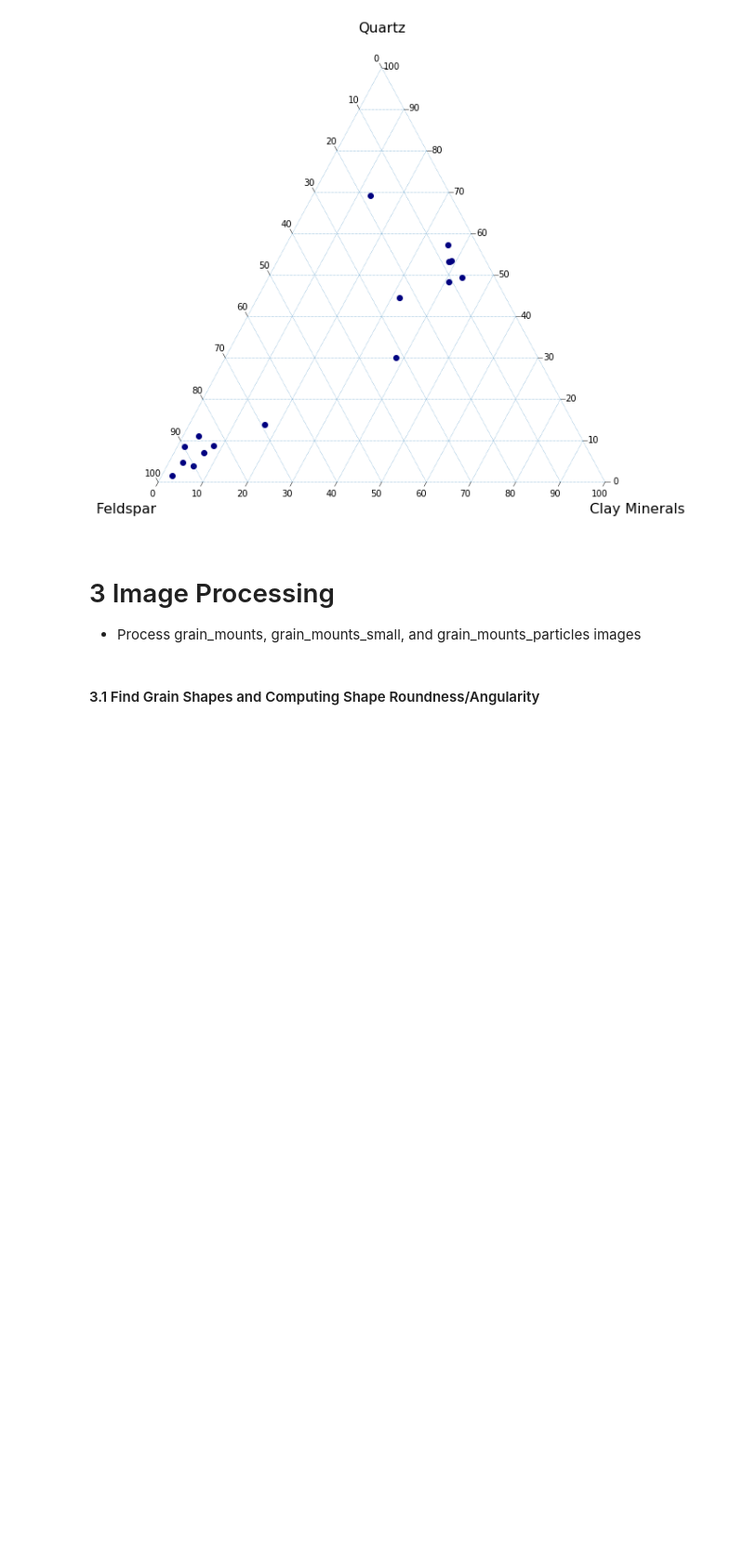
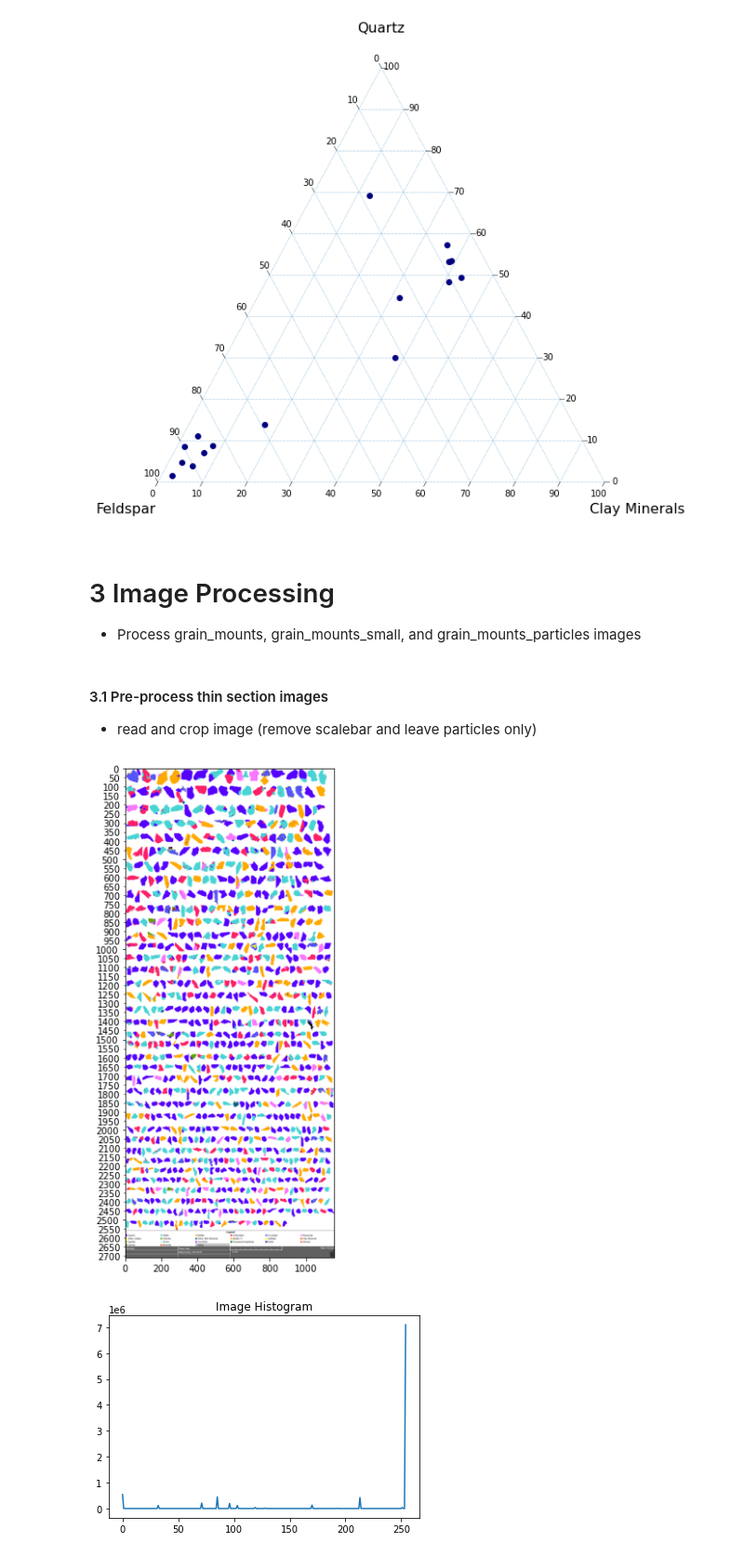
Before and after one commit to hangdeng/TIMA_for_Sedimentology, a Jupyter notebook: TIMA_Scratch.ipynb, the cells around one changed output. Shown at 93% size. Drawn from its saved outputs; the diff is of its cells as text; code cells hidden in the pictures; blank space fills up the shorter version.

```diff
--- a/TIMA_Scratch.ipynb
+++ b/TIMA_Scratch.ipynb
@@ -161,5 +165,30 @@ tax.left_corner_label("Feldspar", fontsize=fontsize)
 # 3 Image Processing
 
 - Process grain_mounts, grain_mounts_small, and grain_mounts_particles images
-# %% [markdown]
-#### 3.1 Find Grain Shapes and Computing Shape Roundness/Angularity
+# %% [markdown]
+#### 3.1 Pre-process thin section images
+- read and crop image (remove scalebar and leave particles only)
+# %%
+%matplotlib inline
+# !pip install opencv-python
+
+img_path = r'E:/TIMA/VenturaBasinTiMA_Output/GrainMount_Particles/CC-17-1_GrainMount_particles.png'
+
+img = imageio.imread(img_path)
+
+# print(img.shape)
+# vv.imshow(img)
+fig = plt.figure(figsize=(50,10))
+plt.axes().yaxis.set_minor_locator(MultipleLocator(50))
+plt.axes().yaxis.set_minor_formatter(FormatStrFormatter("%d"))
+plt.imshow(img), plt.show()
+
+#Show histogram
+values, bins = np.histogram(img, bins=np.arange(256))
+plt.figure()
+plt.plot(bins[:-1], values)
+plt.title("Image Histogram")
+plt.show()
+# %% [output]
+[figure, added]
+[figure, added]
```
Also changed, not shown: parts of 11 cells of this notebook.
